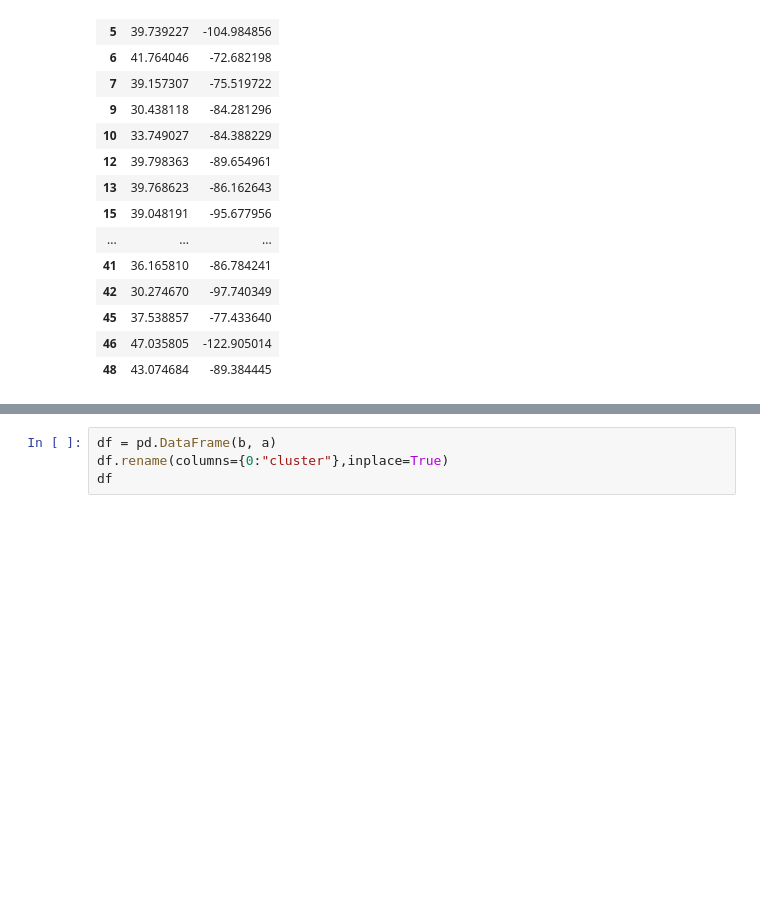
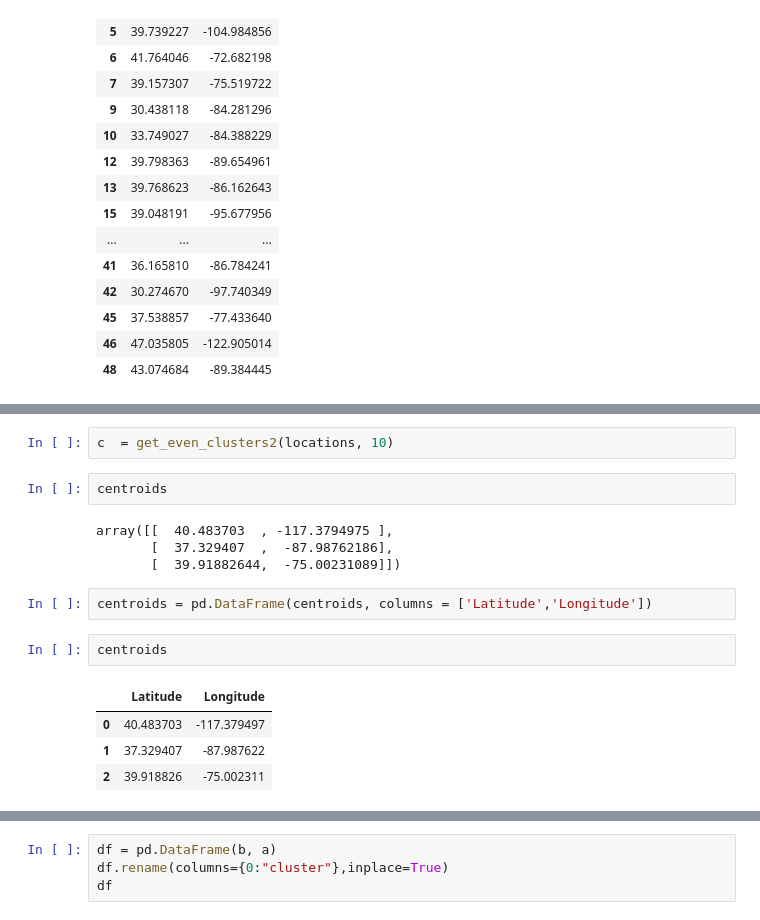
Before and after one commit to kelvinengee/network, a Jupyter notebook: Mississippi.ipynb, the cells around one changed output, grey strips where cells are left out. Saved outputs shown, nothing was run; the diff lists cells and outputs as text; blank space fills up the shorter version.

```diff
--- a/Mississippi.ipynb
+++ b/Mississippi.ipynb
@@ -1263,0 +1319,17 @@ b  = get_even_clusters(locations, 10)
+# %%
+c  = get_even_clusters2(locations, 10)
+# %%
+centroids
+# %% [output]
+array([[  40.483703  , -117.3794975 ],
+       [  37.329407  ,  -87.98762186],
+       [  39.91882644,  -75.00231089]])
+# %%
+centroids = pd.DataFrame(centroids, columns = ['Latitude','Longitude'])
+# %%
+centroids
+# %% [output]
+|  | Latitude | Longitude |
+| 0 | 40.483703 | -117.379497 |
+| 1 | 37.329407 | -87.987622 |
+| 2 | 39.918826 | -75.002311 |
```
Also changed, not shown: parts of 18 cells of this notebook.
